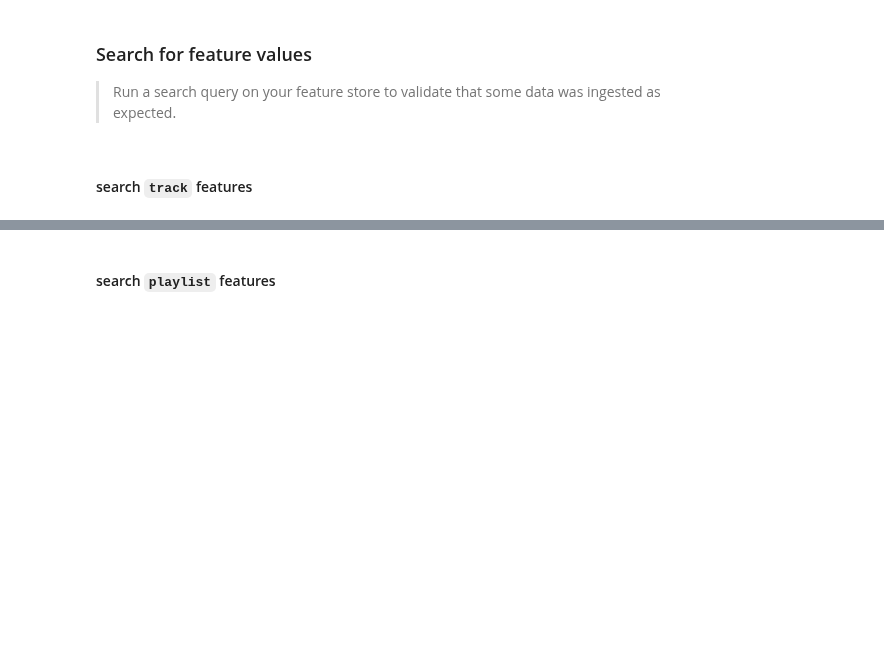
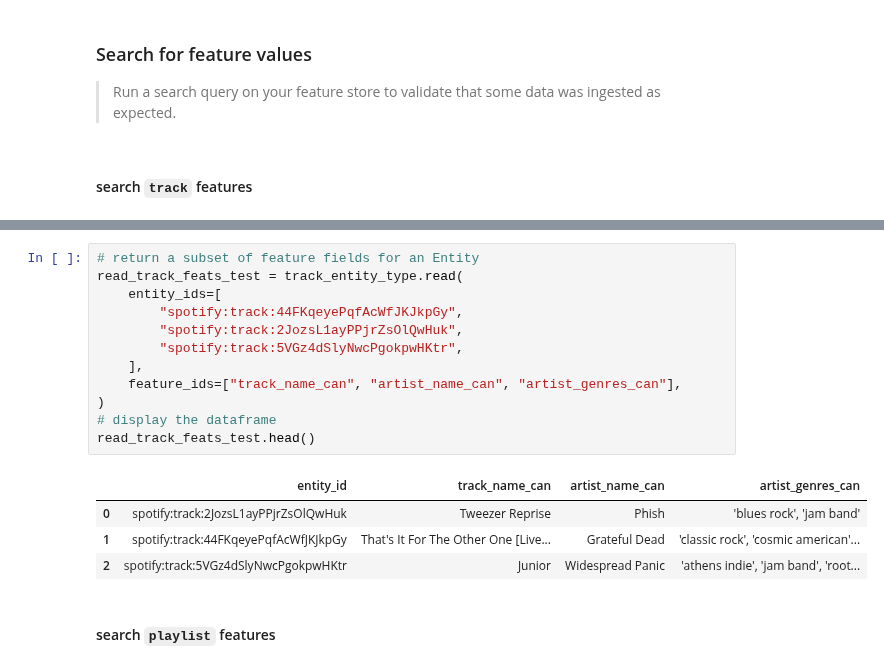
Before and after one commit to jswortz/spotify_mpd_two_tower, a Jupyter notebook: 10-feature-store.ipynb, the cells around one changed output, grey strips where cells are left out. Drawn from its saved outputs; the diff is of its cells as text; blank space fills up the shorter version.

```diff
--- a/10-feature-store.ipynb
+++ b/10-feature-store.ipynb
@@ -728,3 +728,20 @@ track_aggregated_features
+# %%
+# return a subset of feature fields for an Entity
+read_track_feats_test = track_entity_type.read(
+    entity_ids=[
+        "spotify:track:44FKqeyePqfAcWfJKJkpGy",
+        "spotify:track:2JozsL1ayPPjrZsOlQwHuk",
+        "spotify:track:5VGz4dSlyNwcPgokpwHKtr",
+    ],
+    feature_ids=["track_name_can", "artist_name_can", "artist_genres_can"],
+)
+# display the dataframe
+read_track_feats_test.head()
+# %% [output]
+|  | entity_id | track_name_can | artist_name_can | artist_genres_can |
+| 0 | spotify:track:2JozsL1ayPPjrZsOlQwHuk | Tweezer Reprise | Phish | 'blues rock', 'jam band' |
+| 1 | spotify:track:44FKqeyePqfAcWfJKJkpGy | That's It For The Other One [Live... | Grateful Dead | 'classic rock', 'cosmic american'... |
+| 2 | spotify:track:5VGz4dSlyNwcPgokpwHKtr | Junior | Widespread Panic | 'athens indie', 'jam band', 'root... |
 # %% [markdown]
 #### search `playlist` features
 # %%
```
Also changed, not shown: parts of 2 cells of this notebook.
